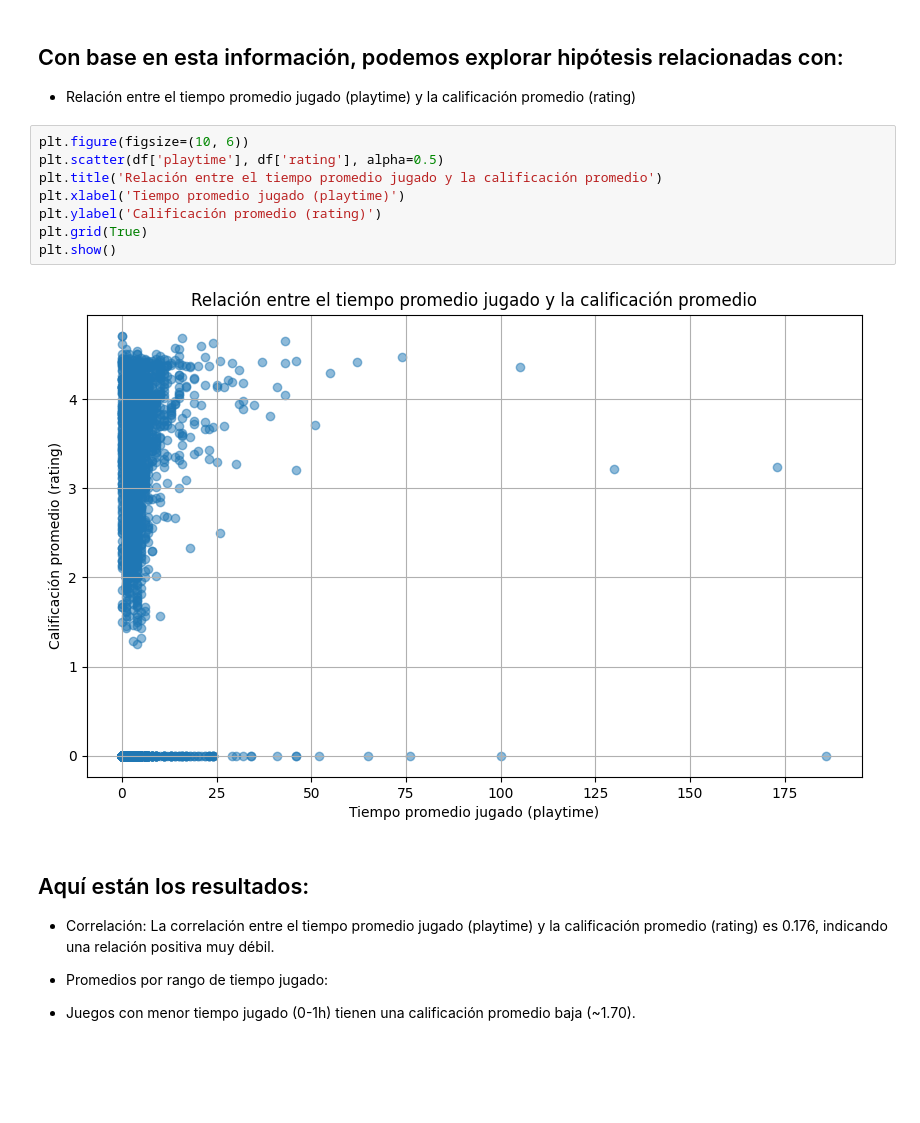
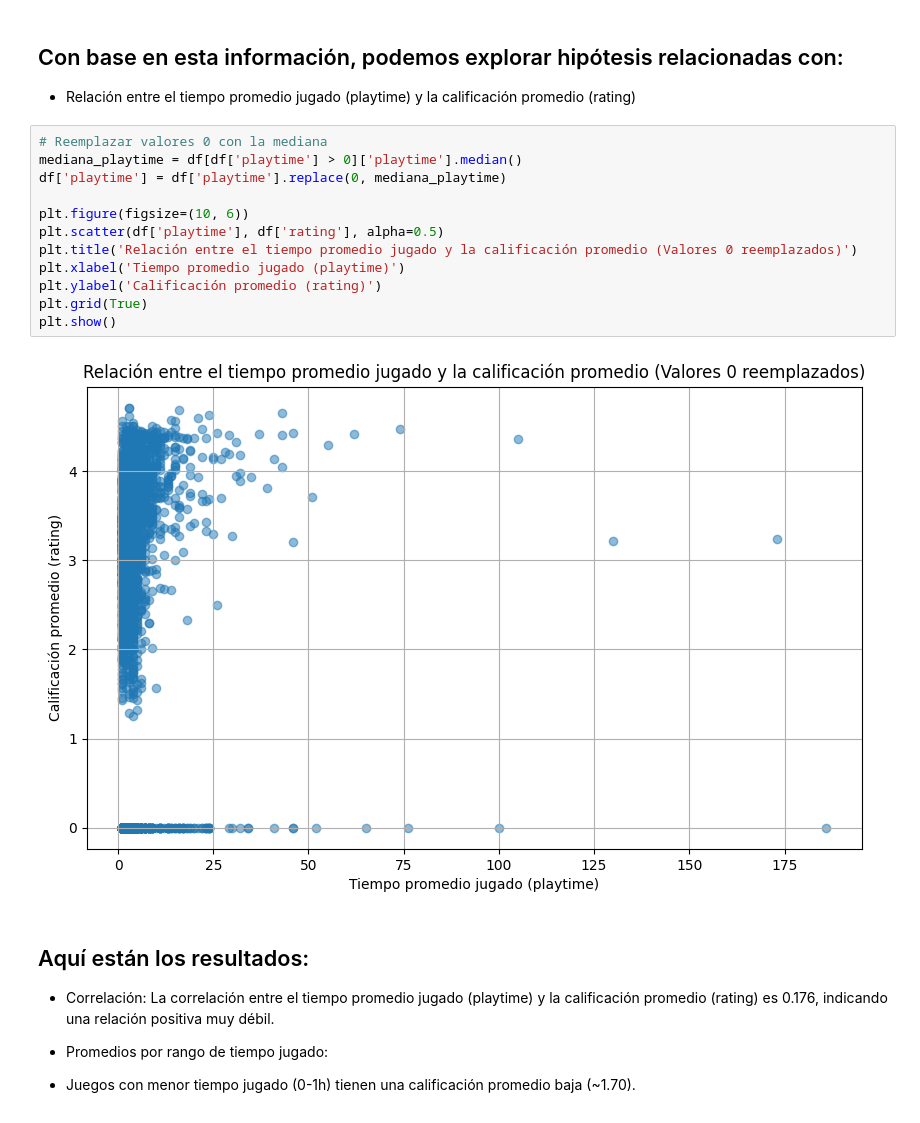
Before and after one commit to andreszaragoza/Eda-Andres, a Jupyter notebook: Analisis_Andres/notebooks/Analisis_Datos.ipynb, the cells around one changed output. Drawn from its saved outputs; the diff is of its cells as text; blank space fills up the shorter version.

```diff
--- a/Analisis_Andres/notebooks/Analisis_Datos.ipynb
+++ b/Analisis_Andres/notebooks/Analisis_Datos.ipynb
@@ -885,15 +846,19 @@ Esto indica una amplia diversidad de datos en estas columnas.
 ## Con base en esta información, podemos explorar hipótesis relacionadas con:
 - Relación entre el tiempo promedio jugado (playtime) y la calificación promedio (rating)
 # %%
+# Reemplazar valores 0 con la mediana
+mediana_playtime = df[df['playtime'] > 0]['playtime'].median()
+df['playtime'] = df['playtime'].replace(0, mediana_playtime)
+
 plt.figure(figsize=(10, 6))
 plt.scatter(df['playtime'], df['rating'], alpha=0.5)
-plt.title('Relación entre el tiempo promedio jugado y la calificación promedio')
+plt.title('Relación entre el tiempo promedio jugado y la calificación promedio (Valores 0 reemplazados)')
 plt.xlabel('Tiempo promedio jugado (playtime)')
 plt.ylabel('Calificación promedio (rating)')
 plt.grid(True)
 plt.show()
 # %% [output]
-[figure, old version]
+[figure, new version]
 # %% [markdown]
 ## Aquí están los resultados:
 
```
Also changed, not shown: parts of 16 cells of this notebook, 15 other files.
